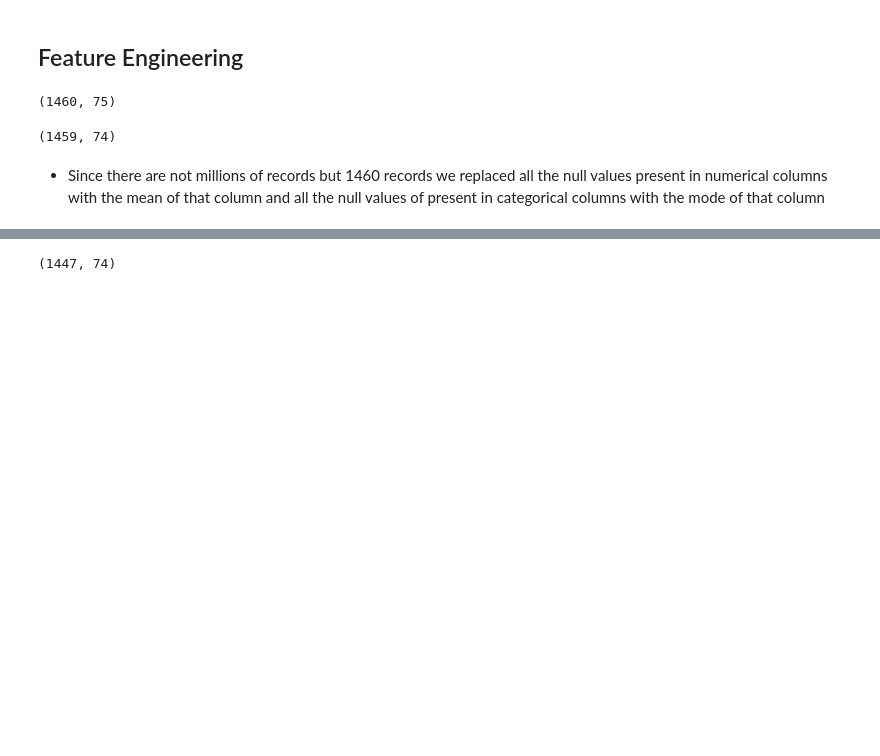
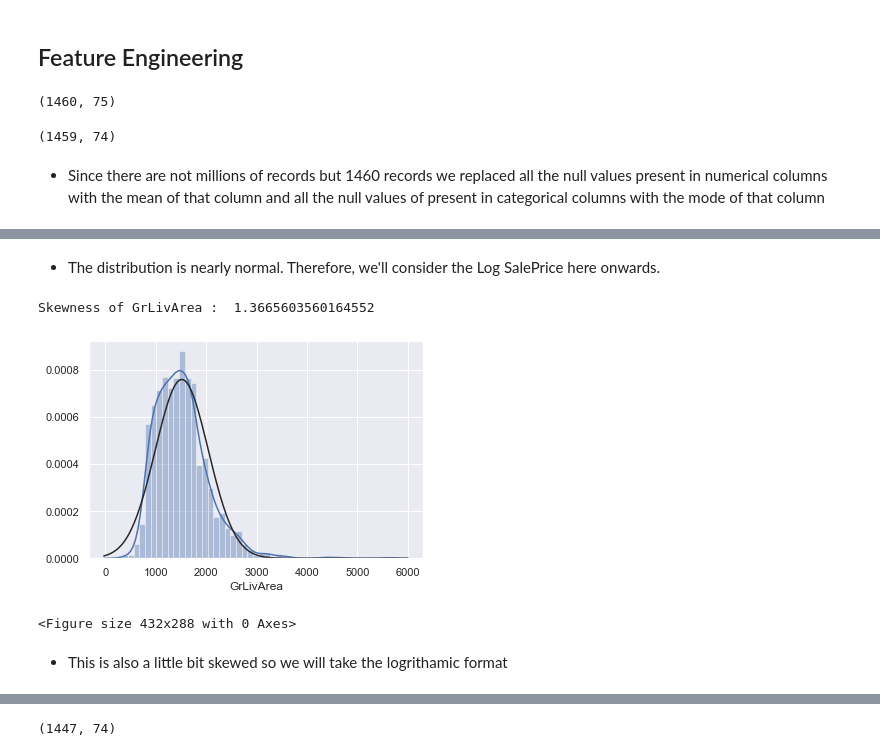
Before and after one commit to LakshanKarunathilake/ML-Kaggle-Competition, a Jupyter notebook: House Price Prediction.ipynb, the cells around one changed output, grey strips where cells are left out. Cells and saved outputs as stored; diff of their text form; code cells hidden in the pictures; blank space fills up the shorter version.

```diff
--- a/House Price Prediction.ipynb
+++ b/House Price Prediction.ipynb
@@ -389,0 +432,2 @@ sns.heatmap(df_test.isnull(),yticklabels=False,cbar=False,cmap='YlGnBu')
+# %% [markdown]
+- The distribution is nearly normal. Therefore, we'll consider the Log SalePrice here onwards.
@@ -389,0 +439,12 @@ sns.heatmap(df_test.isnull(),yticklabels=False,cbar=False,cmap='YlGnBu')
+# %%
+#histogram and normal probability plot
+sns.distplot(df['GrLivArea'], fit=norm);
+fig = plt.figure()
+
+print('Skewness of GrLivArea : ',df['GrLivArea'].skew())
+# %% [output]
+Skewness of GrLivArea :  1.3665603560164552
+[figure, added]
+<Figure size 432x288 with 0 Axes>
+# %% [markdown]
+- This is also a little bit skewed so we will take the logrithamic format
```
Also changed, not shown: parts of 42 cells of this notebook.
